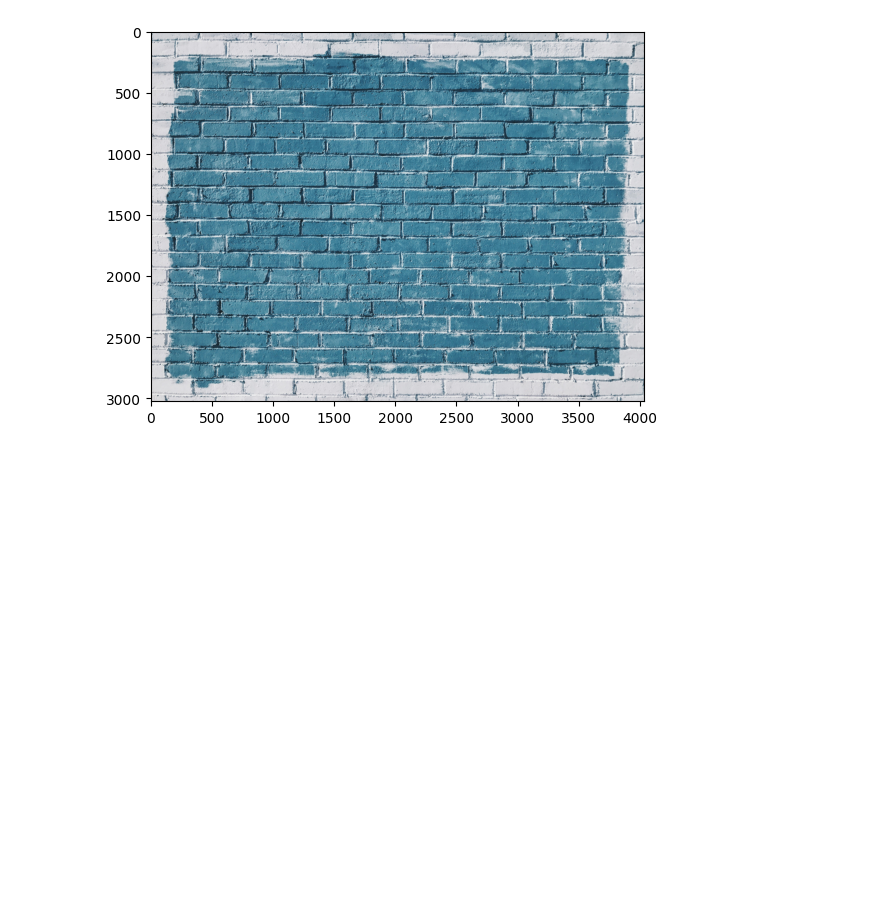
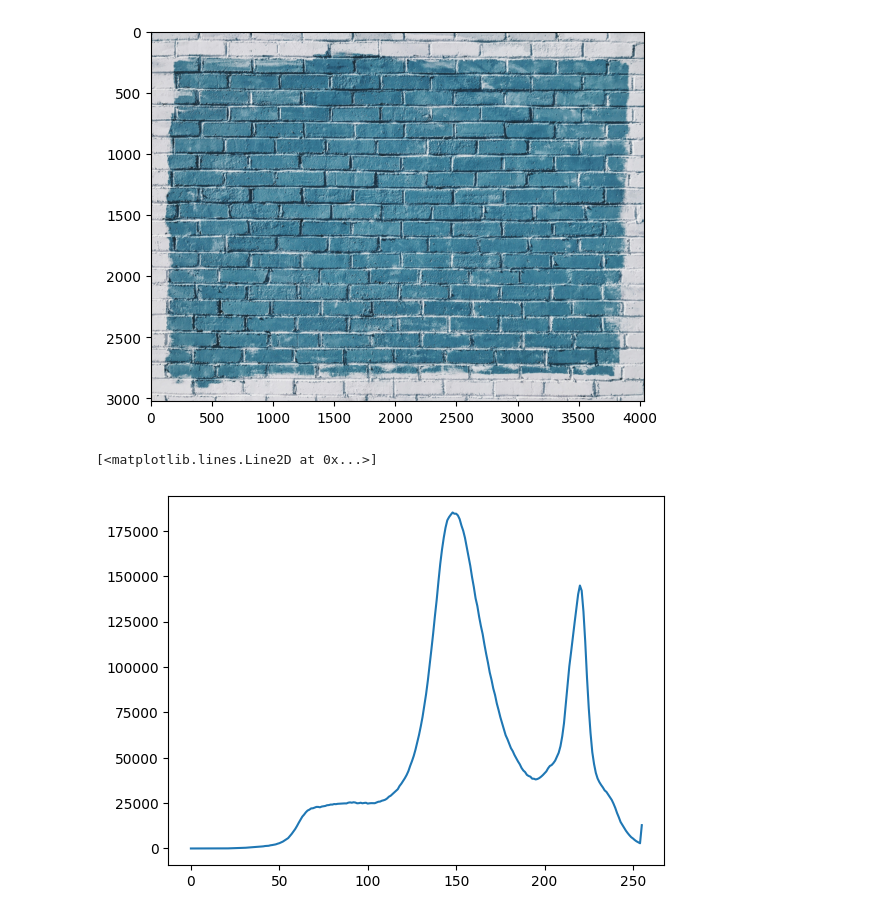
Before and after one commit to ananthanarayanan16/OpenCV, a Jupyter notebook: OpenCV_Basic/sec_4_histogram_1.ipynb, the cells around one changed output. Saved outputs shown, nothing was run; the diff lists cells and outputs as text; code cells hidden in the pictures; blank space fills up the shorter version.

```diff
--- a/OpenCV_Basic/sec_4_histogram_1.ipynb
+++ b/OpenCV_Basic/sec_4_histogram_1.ipynb
@@ -35,3 +55,13 @@ plt.imshow(show_bricks)
 # %% [output]
 <matplotlib.image.AxesImage at 0x...>
 [figure]
+# %%
+# CLACULATE HISTOGRAM VALUE FOR THE BLUE BRICKS FOR THE BLUE COLOR
+# OPENCV BGR  0 = BLUE, 1 = GREEN, 2 = RED
+
+hist_value = cv2.calcHist([bricks], channels=[0], mask=None, histSize=[256], ranges=[0,256])
+
+plt.plot(hist_value)
+# %% [output]
+[<matplotlib.lines.Line2D at 0x...>]
+[figure, added]
```
Also changed, not shown: parts of 16 cells of this notebook, 1 other file.
